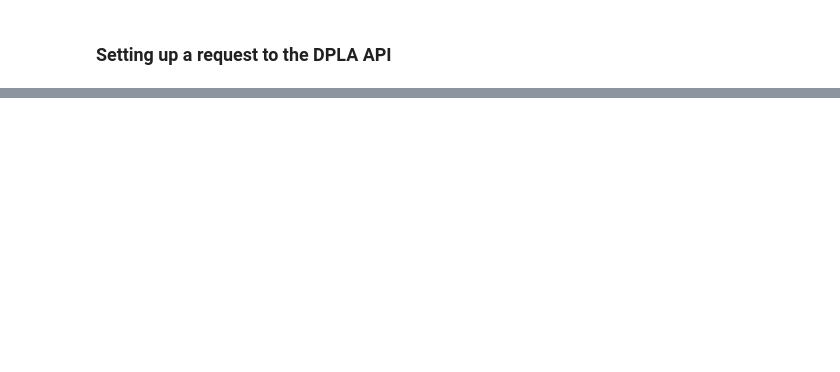
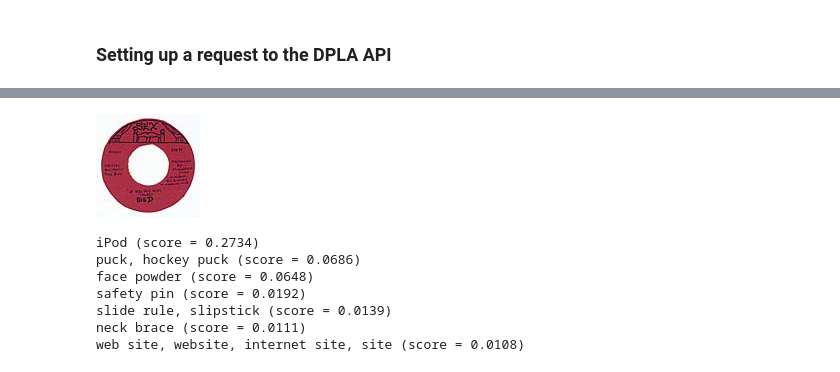
Before and after one commit to HumanitiesDataAnalysis/dplaimages, a Jupyter notebook: DPLA_getting_started.ipynb, the cells around one changed output, grey strips where cells are left out. Cells and saved outputs as stored; diff of their text form; code cells hidden in the pictures; blank space fills up the shorter version.

```diff
--- a/DPLA_getting_started.ipynb
+++ b/DPLA_getting_started.ipynb
@@ -79,0 +175,13 @@ def spatial(response):
+# %%
+a = DPLA_Image(random_.next())
+a.display_in_ipython()
+_ = a.infer_imagenet_labels()
+# %% [output]
+[figure, added]
+iPod (score = 0.2734)
+puck, hockey puck (score = 0.0686)
+face powder (score = 0.0648)
+safety pin (score = 0.0192)
+slide rule, slipstick (score = 0.0139)
+neck brace (score = 0.0111)
+web site, website, internet site, site (score = 0.0108)
```
Also changed, not shown: parts of 61 cells of this notebook, 9 other files.
